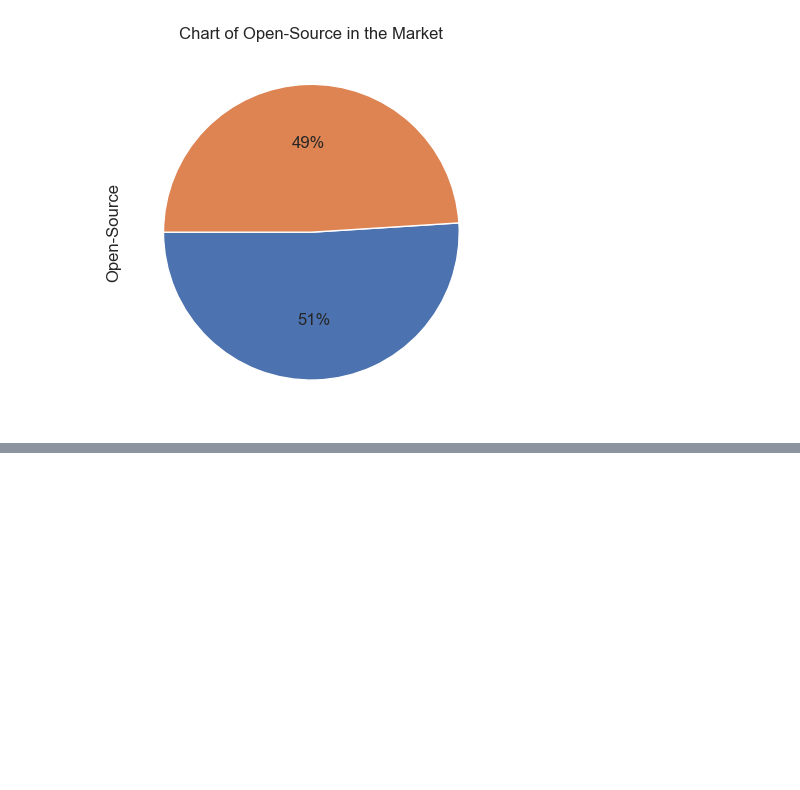
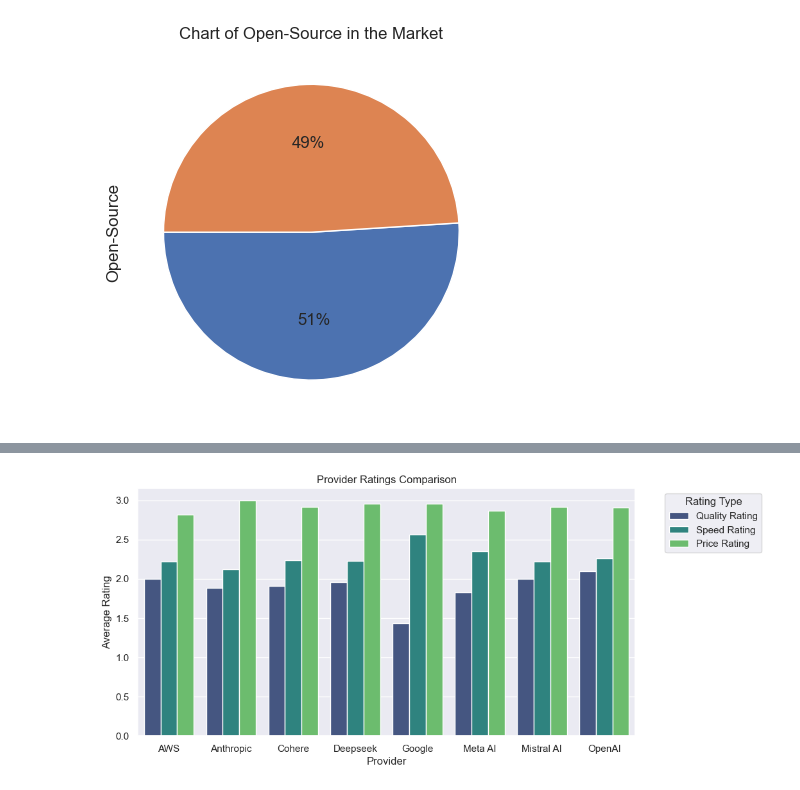
Before and after one commit to AungHtet2/Data-Analyst, a Jupyter notebook: Large Language Model/LLM_EDA.ipynb, the cells around one changed output, grey strips where cells are left out. Drawn from its saved outputs; the diff is of its cells as text; code cells hidden in the pictures; blank space fills up the shorter version.

```diff
--- a/Large Language Model/LLM_EDA.ipynb
+++ b/Large Language Model/LLM_EDA.ipynb
@@ -80,0 +83,3 @@ plt.show()
+# %%
+df_provider_metrics = df.groupby('Provider')[['Quality Rating','Speed Rating','Price Rating']].mean()
+df_provider_metrics
@@ -80,0 +97,12 @@ plt.show()
+# %%
+df_melted = df_provider_metrics.reset_index().melt(id_vars='Provider', var_name='Rating Type', value_name='Value')
+
+plt.figure(figsize=(10, 5))
+sns.barplot(data=df_melted, x='Provider', y='Value', hue='Rating Type', palette='viridis')
+plt.title('Provider Ratings Comparison')
+plt.ylabel('Average Rating')
+plt.xlabel('Provider')
+plt.legend(title='Rating Type', bbox_to_anchor=(1.05, 1), loc='upper left')
+plt.show()
+# %% [output]
+[figure, added]
```
Also changed, not shown: parts of 10 cells of this notebook.
